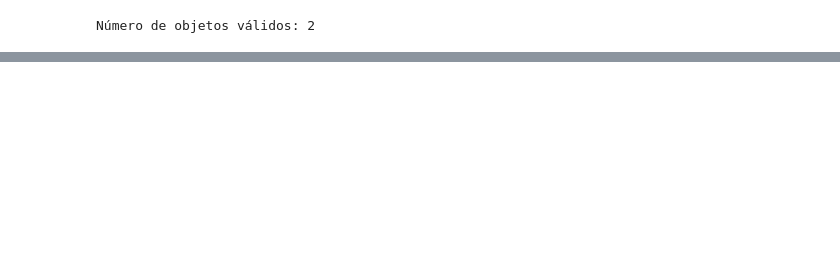
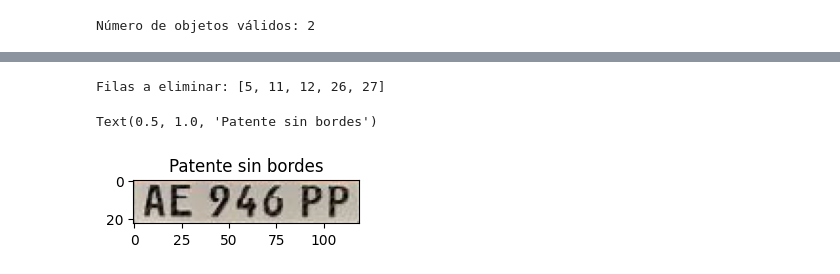
Before and after one commit to sleepydogo/plate-cv, a Jupyter notebook: Tests.ipynb, the cells around one changed output, grey strips where cells are left out. Cells and saved outputs as stored; diff of their text form; code cells hidden in the pictures; blank space fills up the shorter version.

```diff
--- a/Tests.ipynb
+++ b/Tests.ipynb
@@ -193,0 +194,13 @@ plt.show()
+# %%
+# Para trabajar mas comodos, recortemos las lineas que se ven en la parte superior e inferior
+filas_a_eliminar = []
+for i in range(altura):
+    suma = 0
+    for j in range(ancho):
+        suma = suma + patente_binarizada[i][j]
+    if (suma/ancho) <  THRESHOLD:
+        filas_a_eliminar.append(i)
+
+print(f"Filas a eliminar: {filas_a_eliminar}")
+# %% [output]
+Filas a eliminar: [5, 11, 12, 26, 27]
@@ -194 +209,7 @@ plt.show()
+# %%
+plt.subplot(1, 2, 1), plt.imshow(patente)
+plt.title('Patente sin bordes')
+# %% [output]
+Text(0.5, 1.0, 'Patente sin bordes')
+[figure, added]
 # %%
```
Also changed, not shown: parts of 15 cells of this notebook.
